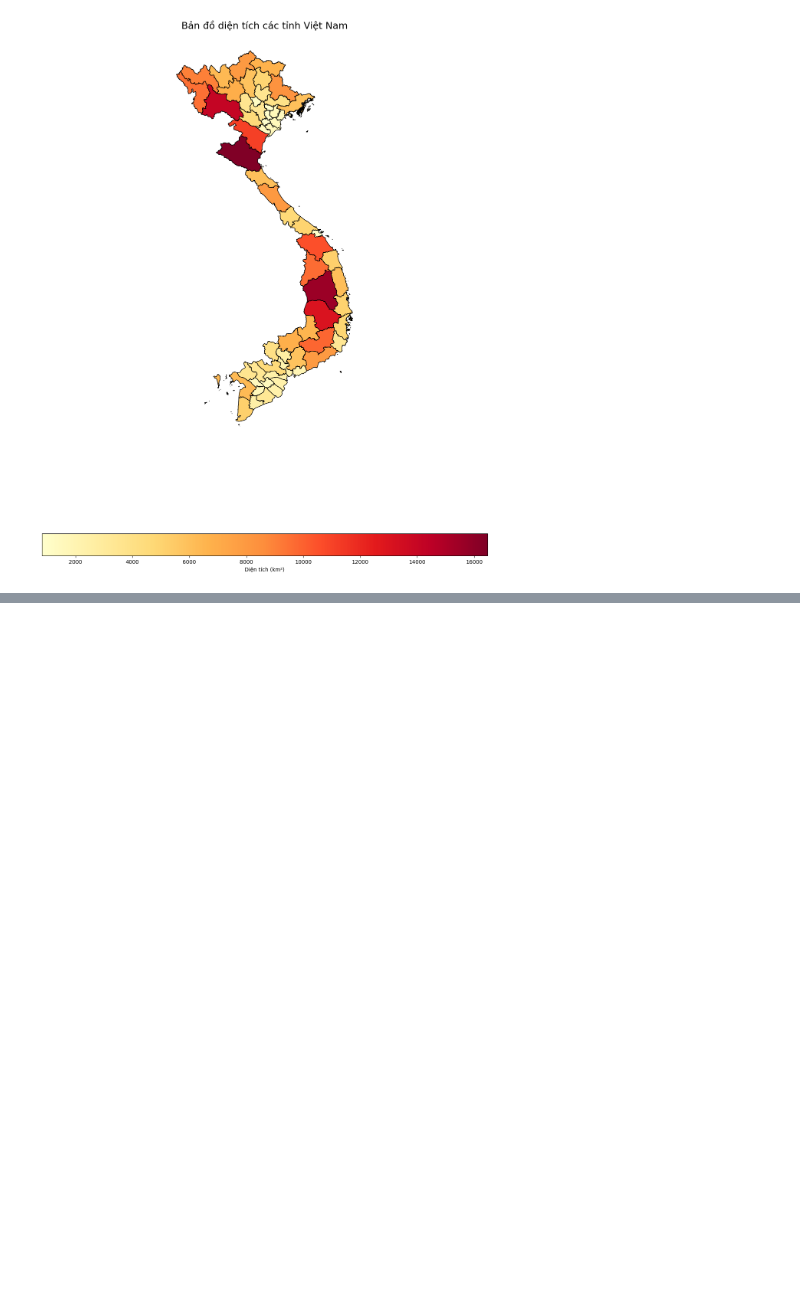
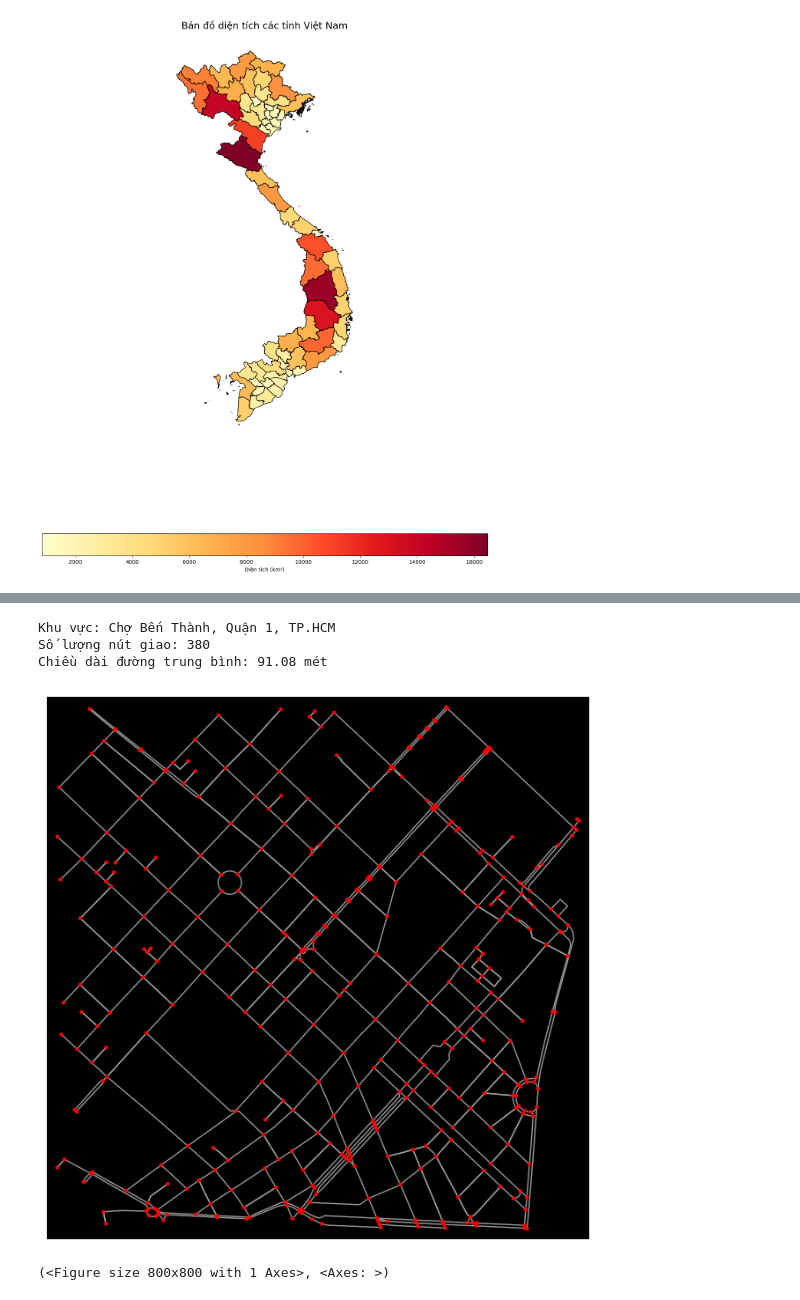
Before and after one commit to Minh-Khuong/Bai-tap-Ai-tuan-1-Vu-Minh-Khuong-31251020110, a Jupyter notebook: Bai tap AI-Tuan 1.ipynb, the cells around one changed output, grey strips where cells are left out. Drawn from its saved outputs; the diff is of its cells as text; code cells hidden in the pictures; blank space fills up the shorter version.

```diff
--- a/Bai tap AI-Tuan 1.ipynb
+++ b/Bai tap AI-Tuan 1.ipynb
@@ -81,3 +100,23 @@ folium.Circle(toa_do_kho, radius=5000, color="orange", fill=False, tooltip="Giao
 display(m)
 # %% [output]
 [interactive output not drawn]
+# %%
+#23.6
+import osmnx as ox
+
+ten_dia_diem = "Chợ Bến Thành, Quận 1, TP.HCM"
+graph = ox.graph_from_address(ten_dia_diem, dist=1000, network_type='drive')
+
+stats = ox.basic_stats(graph)
+
+print(f"Khu vực: {ten_dia_diem}")
+print(f"Số lượng nút giao: {stats['n']}")
+print(f"Chiều dài đường trung bình: {stats['edge_length_avg']:.2f} mét")
+
+ox.plot_graph(graph, node_size=10, node_color='red', bgcolor='black')
+# %% [output]
+Khu vực: Chợ Bến Thành, Quận 1, TP.HCM
+Số lượng nút giao: 380
+Chiều dài đường trung bình: 91.08 mét
+[figure, added]
+(<Figure size 800x800 with 1 Axes>, <Axes: >)
```
Also changed, not shown: parts of 6 cells of this notebook.
